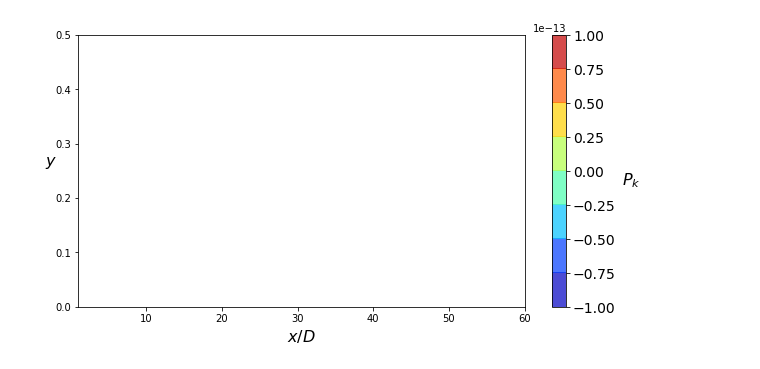
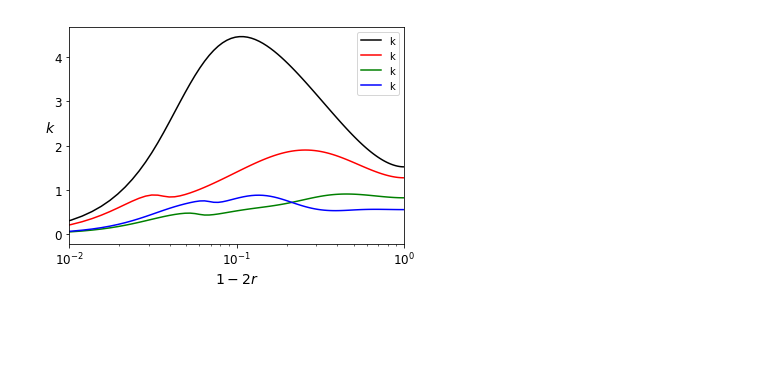
Before and after one commit to Fluid-Dynamics-Of-Energy-Systems-Team/RANS_pipe, a Jupyter notebook: notebooks/hassan_cases.ipynb, the cells around one changed output. Drawn from its saved outputs; the diff is of its cells as text; code cells hidden in the pictures; blank space fills up the shorter version.

```diff
--- a/notebooks/hassan_cases.ipynb
+++ b/notebooks/hassan_cases.ipynb
@@ -104,25 +158,16 @@ CB.update_ticks()
-# %%
-fig,ax =plt.subplots(figsize=(10,5))
-
-df_numfB.pivot('x', 'y')
-dftmp = df_numfB[df_numfB['x']>0][df_numfB['x']<=80][['x','y','pk']]
-hdfpivot=dftmp.pivot('x', 'y')
-
-X=hdfpivot.columns.levels[1].values
-Y=hdfpivot.index.values
-Z=hdfpivot.values
-Xi,Yi = np.meshgrid(X, Y)
-CS = ax.contourf(Yi, Xi, Z, alpha=0.7, cmap=plt.cm.jet);
-CB = fig.colorbar(CS)
-ax.set_xbound(1,60)
-ax.set_xlabel('$x/D$',fontsize=16)
-ax.set_ylabel('$y$',fontsize=16,rotation=0)
-CB.set_label("$P_k$",rotation=0, fontsize=16, labelpad=15)
-
-#lines2, labels2 = ax21.get_legend_handles_labels()
-# ax21.get_legend().remove()
-CB.ax.tick_params(labelsize=14)
-CB.formatter.set_powerlimits((0, 0))
-CB.update_ticks()
-# %% [output]
-[figure, removed]
+# %%
+fig, ax = plt.subplots()
+df_numfC1, df_numwC1 = get_numdata('../cC_V2F_mod1_DWX.csv')
+df_numfC1['r']=  df_numfC1['y']
+df_numfC1['ploty'] = 1 -2*df_numfC1['r']
+df_numfC1[df_numfC1['x']==df_numfC1[abs(df_numfC1['x'])<2e-1]['x'].unique()[-1]].iloc[1:].plot('ploty','k',ax=ax,color='k')
+df_numfC1[df_numfC1['x']==df_numfC1[abs(df_numfC1['x']-7.5)<2e-1]['x'].unique()[0]].iloc[1:].plot('ploty','k',ax=ax,color='r')
+df_numfC1[df_numfC1['x']==df_numfC1[abs(df_numfC1['x']-15)<2e-1]['x'].unique()[0]].iloc[1:].plot('ploty','k',ax=ax, color='green')
+df_numfC1[df_numfC1['x']==df_numfC1[abs(df_numfC1['x']-22.5)<2e-1]['x'].unique()[0]].iloc[1:].plot('ploty','k',ax=ax,color='blue')
+ax.set_xscale('log')
+ax.set_xbound(0.01,1)
+ax.set_ylabel("$k$",rotation=0, fontsize=14)
+ax.set_xlabel("$1-2r$", fontsize=14)
+ax.tick_params(labelsize=12)
+# %% [output]
+[figure, added]
```
Also changed, not shown: parts of 15 cells of this notebook, 59 other files.
